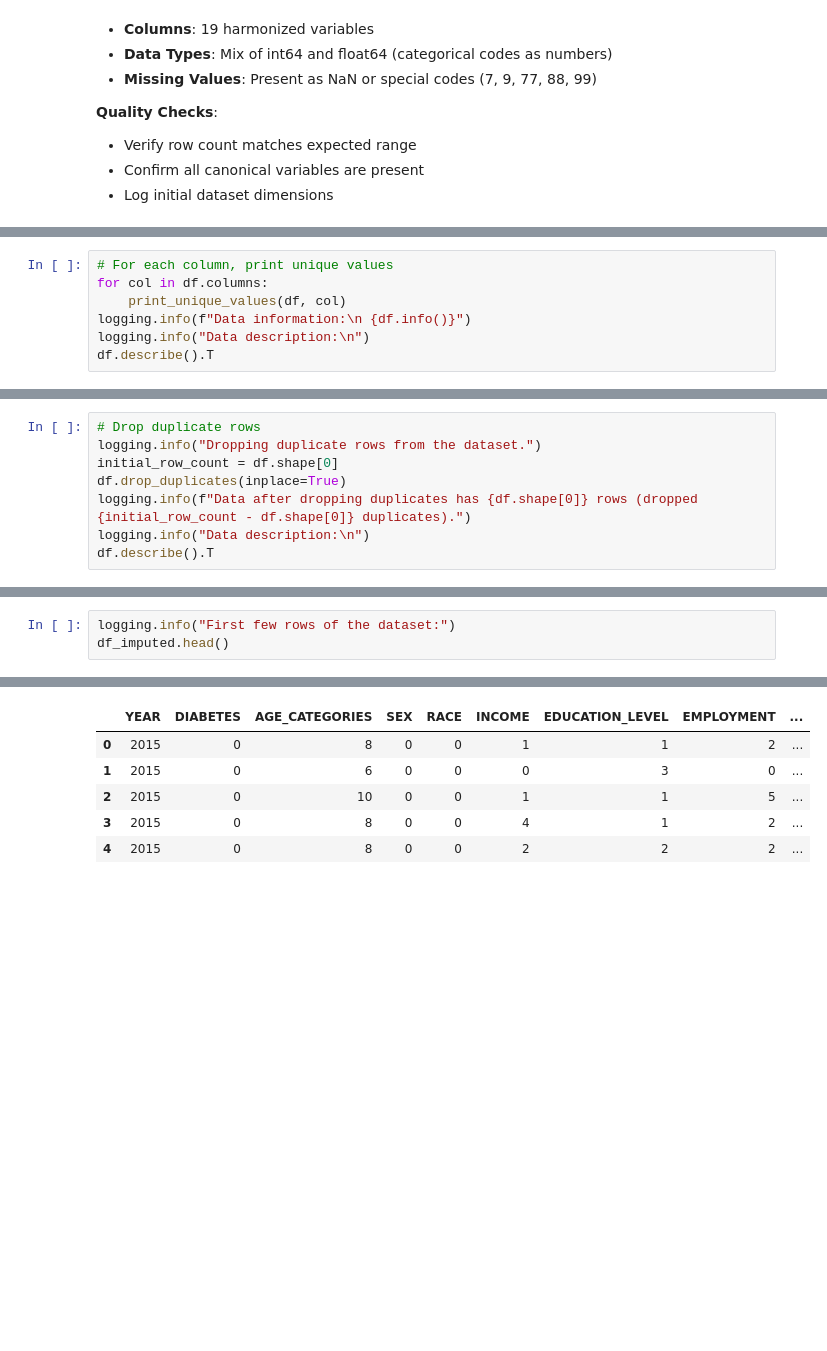
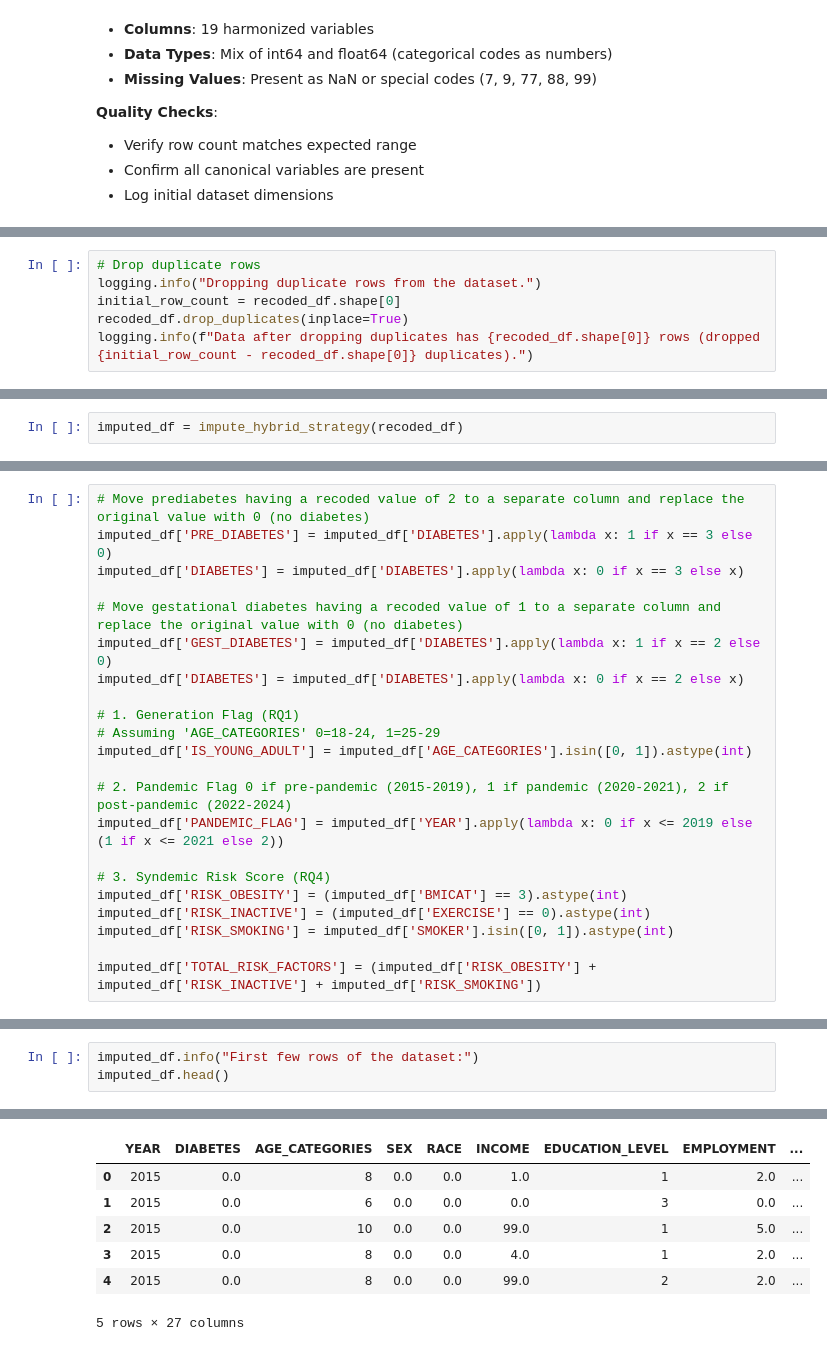
Before and after one commit to cmendonsa/brfss-diabetes-trends, a Jupyter notebook: analysis/2_data_preparation.ipynb, the cells around one changed output, grey strips where cells are left out. Drawn from its saved outputs; the diff is of its cells as text; blank space fills up the shorter version.

```diff
--- a/analysis/2_data_preparation.ipynb
+++ b/analysis/2_data_preparation.ipynb
@@ -383,7 +457,0 @@ Looks like there is significant number of NaNs in each column
-# %%
-# For each column, print unique values
-for col in df.columns:
-    print_unique_values(df, col)
-logging.info(f"Data information:\n {df.info()}")
-logging.info("Data description:\n")
-df.describe().T
@@ -492,9 +566,7 @@ memory usage: 671.6 MB
 # %%
 # Drop duplicate rows
 logging.info("Dropping duplicate rows from the dataset.")
-initial_row_count = df.shape[0]
-df.drop_duplicates(inplace=True)
-logging.info(f"Data after dropping duplicates has {df.shape[0]} rows (dropped {initial_row_count - df.shape[0]} duplicates).")
-logging.info("Data description:\n")
-df.describe().T
+initial_row_count = recoded_df.shape[0]
+recoded_df.drop_duplicates(inplace=True)
+logging.info(f"Data after dropping duplicates has {recoded_df.shape[0]} rows (dropped {initial_row_count - recoded_df.shape[0]} duplicates).")
 # %% [output]
@@ -520,0 +705,2 @@ df.describe().T
+# %%
+imputed_df = impute_hybrid_strategy(recoded_df)
@@ -676,2 +768,24 @@ df_imputed, stats = impute_missing_values_iterative(df, max_iter=10)
+# %%
+# Move prediabetes having a recoded value of 2 to a separate column and replace the original value with 0 (no diabetes)
+imputed_df['PRE_DIABETES'] = imputed_df['DIABETES'].apply(lambda x: 1 if x == 3 else 0)
+imputed_df['DIABETES'] = imputed_df['DIABETES'].apply(lambda x: 0 if x == 3 else x)
+
+# Move gestational diabetes having a recoded value of 1 to a separate column and replace the original value with 0 (no diabetes)
+imputed_df['GEST_DIABETES'] = imputed_df['DIABETES'].apply(lambda x: 1 if x == 2 else 0)
+imputed_df['DIABETES'] = imputed_df['DIABETES'].apply(lambda x: 0 if x == 2 else x)
+
+# 1. Generation Flag (RQ1)
+# Assuming 'AGE_CATEGORIES' 0=18-24, 1=25-29
+imputed_df['IS_YOUNG_ADULT'] = imputed_df['AGE_CATEGORIES'].isin([0, 1]).astype(int)
+
+# 2. Pandemic Flag 0 if pre-pandemic (2015-2019), 1 if pandemic (2020-2021), 2 if post-pandemic (2022-2024)
+imputed_df['PANDEMIC_FLAG'] = imputed_df['YEAR'].apply(lambda x: 0 if x <= 2019 else (1 if x <= 2021 else 2))
+
+# 3. Syndemic Risk Score (RQ4)
+imputed_df['RISK_OBESITY'] = (imputed_df['BMICAT'] == 3).astype(int)
+imputed_df['RISK_INACTIVE'] = (imputed_df['EXERCISE'] == 0).astype(int)
+imputed_df['RISK_SMOKING'] = imputed_df['SMOKER'].isin([0, 1]).astype(int)
+
+imputed_df['TOTAL_RISK_FACTORS'] = (imputed_df['RISK_OBESITY'] + imputed_df['RISK_INACTIVE'] + imputed_df['RISK_SMOKING'])
 # %%
 # For each column, print unique values
@@ -735,4 +856,4 @@ memory usage: 248.5 MB
 # %%
-logging.info("First few rows of the dataset:")
-df_imputed.head()
+imputed_df.info("First few rows of the dataset:")
+imputed_df.head()
 # %% [output]
@@ -740,7 +877,8 @@ df_imputed.head()
 |  | YEAR | DIABETES | AGE_CATEGORIES | SEX | RACE | INCOME | EDUCATION_LEVEL | EMPLOYMENT | ... |
-| 0 | 2015 | 0 | 8 | 0 | 0 | 1 | 1 | 2 | ... |
-| 1 | 2015 | 0 | 6 | 0 | 0 | 0 | 3 | 0 | ... |
-| 2 | 2015 | 0 | 10 | 0 | 0 | 1 | 1 | 5 | ... |
-| 3 | 2015 | 0 | 8 | 0 | 0 | 4 | 1 | 2 | ... |
-| 4 | 2015 | 0 | 8 | 0 | 0 | 2 | 2 | 2 | ... |
+| 0 | 2015 | 0.0 | 8 | 0.0 | 0.0 | 1.0 | 1 | 2.0 | ... |
+| 1 | 2015 | 0.0 | 6 | 0.0 | 0.0 | 0.0 | 3 | 0.0 | ... |
+| 2 | 2015 | 0.0 | 10 | 0.0 | 0.0 | 99.0 | 1 | 5.0 | ... |
+| 3 | 2015 | 0.0 | 8 | 0.0 | 0.0 | 4.0 | 1 | 2.0 | ... |
+| 4 | 2015 | 0.0 | 8 | 0.0 | 0.0 | 99.0 | 2 | 2.0 | ... |
+5 rows × 27 columns
 # %%
```
Also changed, not shown: parts of 51 cells of this notebook.
